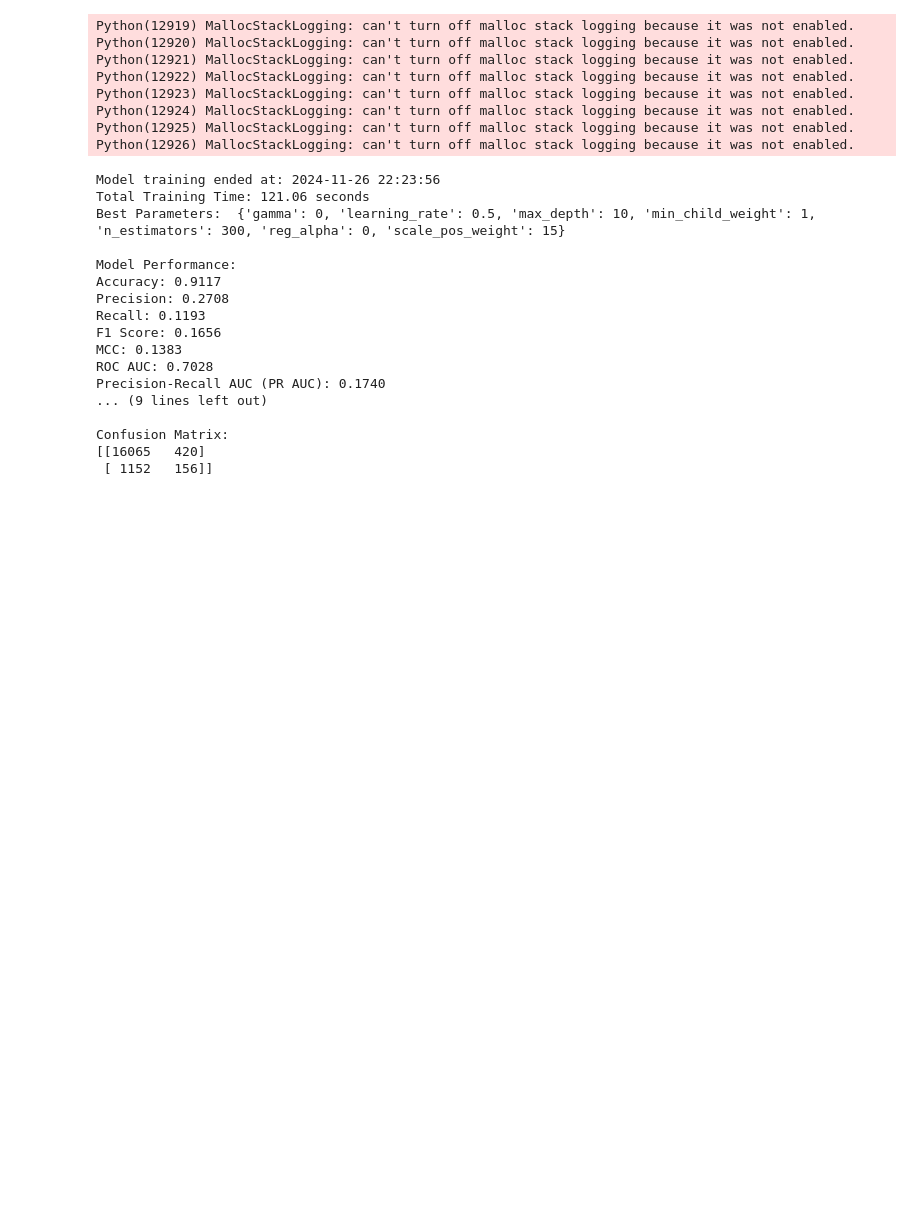
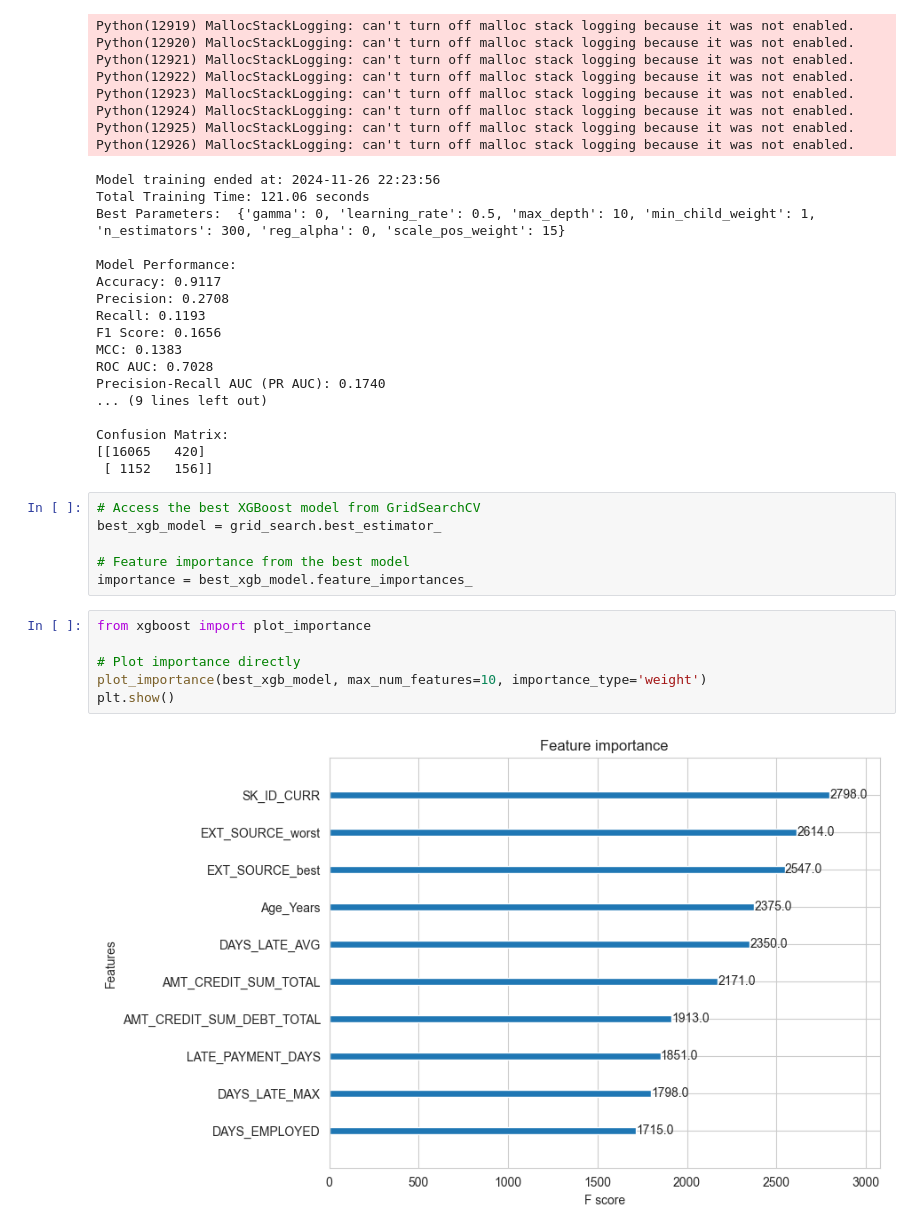
Before and after one commit to dev-dords/ML2_Project, a Jupyter notebook: model - smote.ipynb, the cells around one changed output. Drawn from its saved outputs; the diff is of its cells as text; blank space fills up the shorter version.

Commit message:
shap & feature importance

```diff
--- a/model - smote.ipynb
+++ b/model - smote.ipynb
@@ -339,3 +339,17 @@ Precision-Recall AUC (PR AUC): 0.1740
 Confusion Matrix:
 [[16065   420]
  [ 1152   156]]
+# %%
+# Access the best XGBoost model from GridSearchCV
+best_xgb_model = grid_search.best_estimator_
+
+# Feature importance from the best model
+importance = best_xgb_model.feature_importances_
+# %%
+from xgboost import plot_importance
+
+# Plot importance directly
+plot_importance(best_xgb_model, max_num_features=10, importance_type='weight')
+plt.show()
+# %% [output]
+[figure, added]
```
Also changed, not shown: parts of 2 cells of this notebook.
